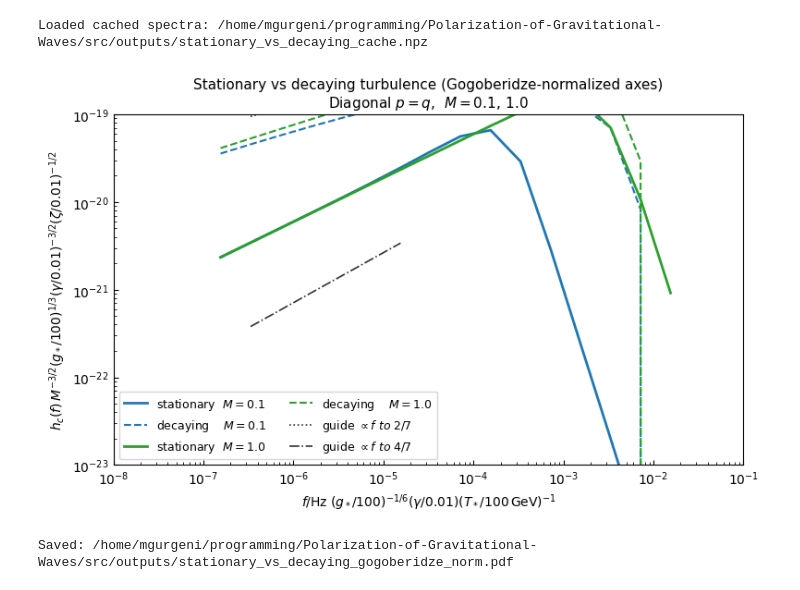
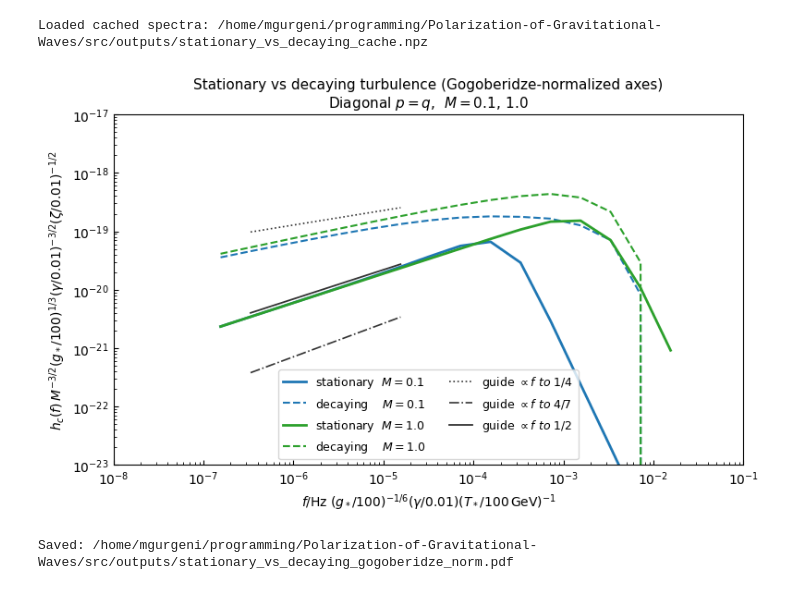
Before and after one commit to shturman99/Polarization-of-Gravitational-Waves, a Jupyter notebook: src/workflow_demo.ipynb, the cells around one changed output. Saved outputs shown, nothing was run; the diff lists cells and outputs as text; code cells hidden in the pictures.

```diff
--- a/src/workflow_demo.ipynb
+++ b/src/workflow_demo.ipynb
@@ -267,7 +267,7 @@ print('kernel_bracket(p=1, x=1, y=1) =', kernel_bracket(1.0, 1.0, 1.0),
       '   (expected 26.5 = 27 - 1 - 1 + 0.5 + 0.5 + 0.5)')
 
 
-fig, ax = plt.subplots(figsize=(7, 5))
+fig, ax = plt.subplots(figsize=(10, 10))
 for M in M_list:
     exact = np.zeros(nq)
     aero  = np.zeros(nq)
@@ -404,35 +404,42 @@ f_anchor = scaled_freq_dec[idx_anchor]
 y_anchor = 1.15 * np.nanmax(np.hstack([sc_stat_all[:, idx_anchor], sc_dec_all[:, idx_anchor]]))
 f_guide = np.array([scaled_freq_dec[1], scaled_freq_dec[6]])
 
 import sympy as sp
-pow1 = sp.Rational(2,7)
+pow1 = sp.Rational(1,4)
 pow2 = sp.Rational(4,7)
+pow3 = sp.Rational(1,2)
 
 
+# Place k^2 line slightly lower than k^1 at the anchor so labels are separated.
 guide_k1 = 1.5 * y_anchor * (f_guide / f_anchor) ** pow1
-# Place k^2 line slightly lower than k^1 at the anchor so labels are separated.
 guide_k2 = 0.0075 * y_anchor * (f_guide / f_anchor) ** pow2
+guide_k3 = 0.075 * y_anchor * (f_guide / f_anchor) ** pow3
+
+
+
+
 
 ax.loglog(f_guide, guide_k1, color='0.2', lw=1.2, ls=':',  label=fr'guide $\propto f~to~{pow1}$')
 ax.loglog(f_guide, guide_k2, color='0.2', lw=1.2, ls='-.', label=fr'guide $\propto f~to~{pow2}$')
+ax.loglog(f_guide, guide_k3, color='0.2', lw=1.3, ls='-', label=fr'guide $\propto f~to~{pow3}$')
 
 ax.set_xlim(1e-8, 1e-1)
-ax.set_ylim(1e-23, 1e-19)
+ax.set_ylim(1e-23, 1e-17)
 ax.set_xlabel(r'$f/\mathrm{Hz}\;(g_*/100)^{-1/6}(\gamma/0.01)(T_*/100\,\mathrm{GeV})^{-1}$',
               fontsize=10)
 ax.set_ylabel(r'$h_c(f)\,M^{-3/2}(g_*/100)^{1/3}(\gamma/0.01)^{-3/2}(\zeta/0.01)^{-1/2}$',
               fontsize=10)
 ax.set_title('Stationary vs decaying turbulence (Gogoberidze-normalized axes)\n'
              r'Diagonal $p = q$,  $M = 0.1,\,1.0$',
              fontsize=11)
 ax.legend(fontsize=9, ncol=2)
 ax.tick_params(which='both', direction='in')
 fig.tight_layout()
 plt.show()
 
 dec_cmp_pdf = os.path.join(out_dir, 'stationary_vs_decaying_gogoberidze_norm.pdf')
 fig.savefig(dec_cmp_pdf)
 print(f'Saved: {dec_cmp_pdf}')
 # %% [output]
-[figure, old version]
+[figure, new version]
 Saved: /home/mgurgeni/programming/Polarization-of-Gravitational-Waves/src/outputs/stationary_vs_decaying_gogoberidze_norm.pdf
```
Also changed, not shown: parts of 4 cells of this notebook, 4 other files.
